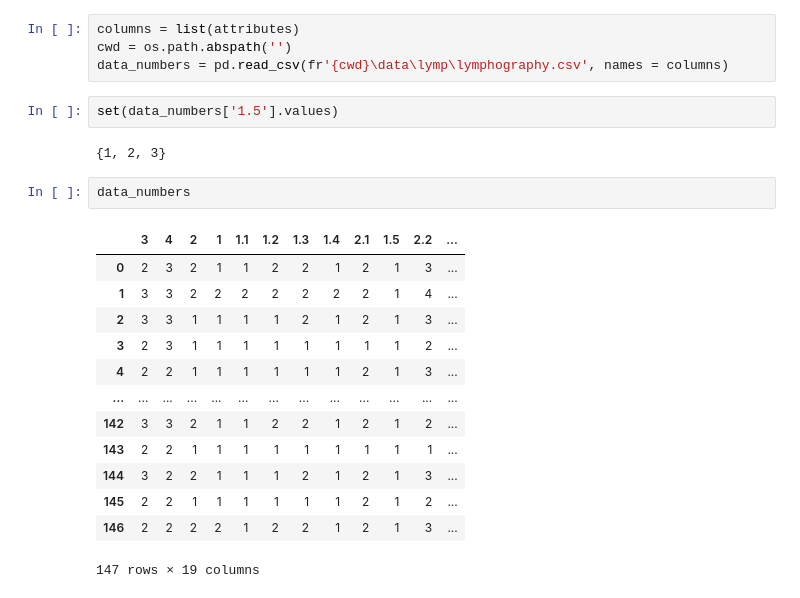
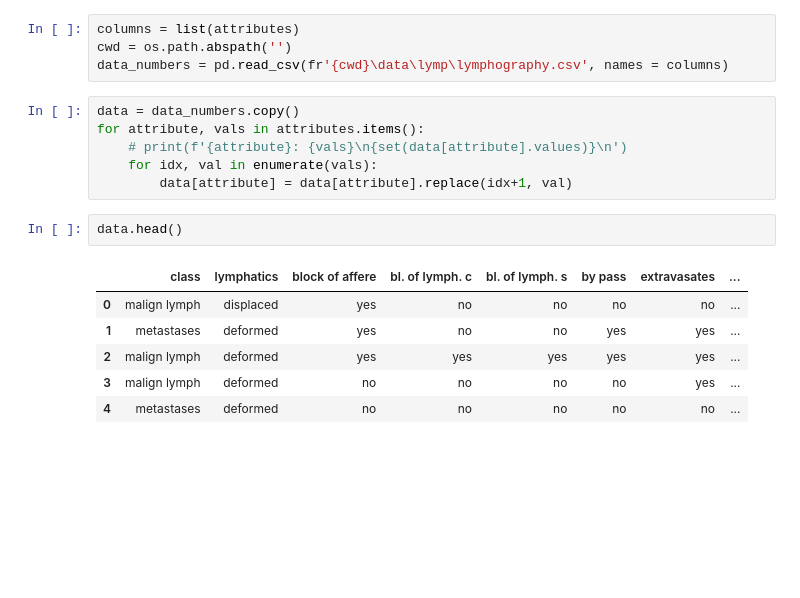
Before and after one commit to AnnaGlid/Indukcja_regul_dec, a Jupyter notebook: NEW_code/preprocessing_lymphography.ipynb, the cells around one changed output. Drawn from its saved outputs; the diff is of its cells as text; blank space fills up the shorter version.

```diff
--- a/NEW_code/preprocessing_lymphography.ipynb
+++ b/NEW_code/preprocessing_lymphography.ipynb
@@ -29,23 +29,18 @@ attributes = {
 columns = list(attributes)
 cwd = os.path.abspath('')
 data_numbers = pd.read_csv(fr'{cwd}\data\lymp\lymphography.csv', names = columns)
-# %%
-set(data_numbers['1.5'].values)
-# %% [output]
-{1, 2, 3}
 # %%
-data_numbers
+data = data_numbers.copy()
+for attribute, vals in attributes.items():
+    # print(f'{attribute}: {vals}\n{set(data[attribute].values)}\n')
+    for idx, val in enumerate(vals):
+        data[attribute] = data[attribute].replace(idx+1, val)
-# %% [output]
-|  | 3 | 4 | 2 | 1 | 1.1 | 1.2 | 1.3 | 1.4 | 2.1 | 1.5 | 2.2 | ... |
-| 0 | 2 | 3 | 2 | 1 | 1 | 2 | 2 | 1 | 2 | 1 | 3 | ... |
-| 1 | 3 | 3 | 2 | 2 | 2 | 2 | 2 | 2 | 2 | 1 | 4 | ... |
-| 2 | 3 | 3 | 1 | 1 | 1 | 1 | 2 | 1 | 2 | 1 | 3 | ... |
-| 3 | 2 | 3 | 1 | 1 | 1 | 1 | 1 | 1 | 1 | 1 | 2 | ... |
-| 4 | 2 | 2 | 1 | 1 | 1 | 1 | 1 | 1 | 2 | 1 | 3 | ... |
-| ... | ... | ... | ... | ... | ... | ... | ... | ... | ... | ... | ... | ... |
-| 142 | 3 | 3 | 2 | 1 | 1 | 2 | 2 | 1 | 2 | 1 | 2 | ... |
-| 143 | 2 | 2 | 1 | 1 | 1 | 1 | 1 | 1 | 1 | 1 | 1 | ... |
-| 144 | 3 | 2 | 2 | 1 | 1 | 1 | 2 | 1 | 2 | 1 | 3 | ... |
-| 145 | 2 | 2 | 1 | 1 | 1 | 1 | 1 | 1 | 2 | 1 | 2 | ... |
-| 146 | 2 | 2 | 2 | 2 | 1 | 2 | 2 | 1 | 2 | 1 | 3 | ... |
-147 rows × 19 columns
+# %%
+data.head()
+# %% [output]
+|  | class | lymphatics | block of affere | bl. of lymph. c | bl. of lymph. s | by pass | extravasates | ... |
+| 0 | malign lymph | displaced | yes | no | no | no | no | ... |
+| 1 | metastases | deformed | yes | no | no | yes | yes | ... |
+| 2 | malign lymph | deformed | yes | yes | yes | yes | yes | ... |
+| 3 | malign lymph | deformed | no | no | no | no | yes | ... |
+| 4 | metastases | deformed | no | no | no | no | no | ... |
```
Also changed, not shown: parts of 6 cells of this notebook.
